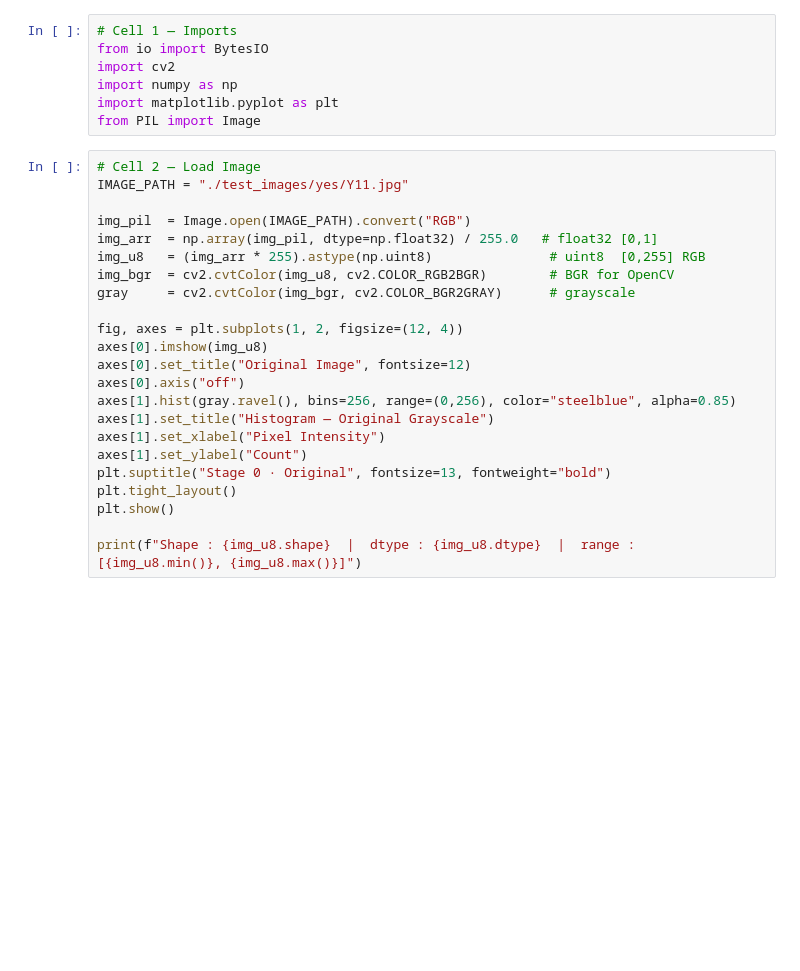
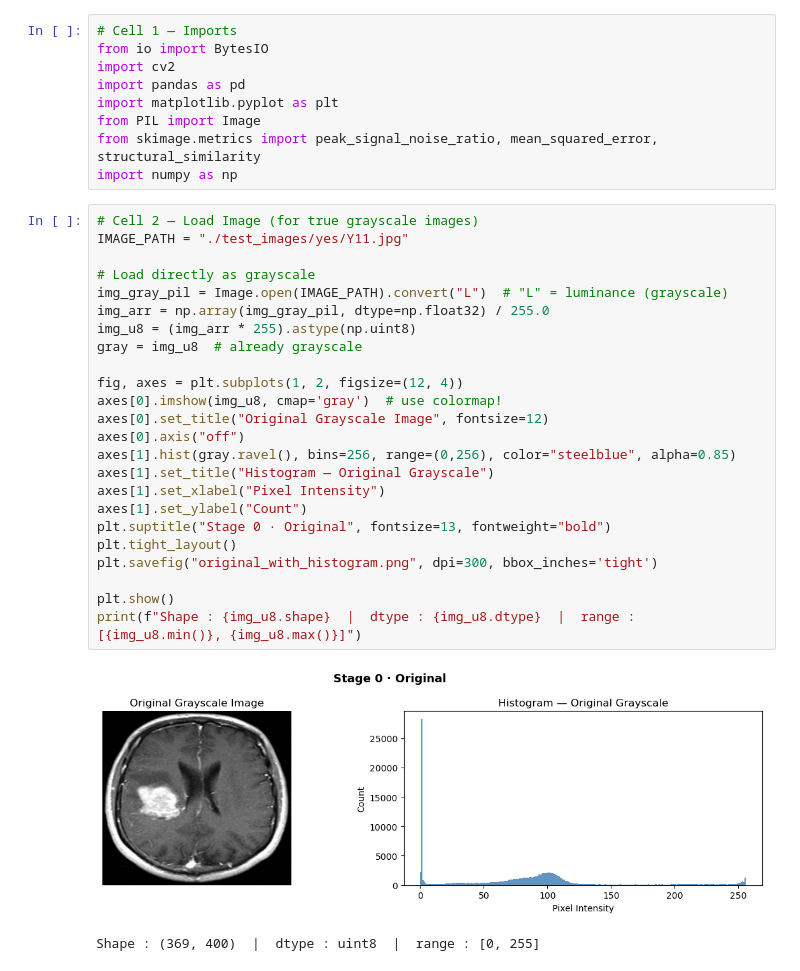
Before and after one commit to Muhammad-Ahmad17/medAI, a Jupyter notebook: z_model_training_/imageprocessing.ipynb, the cells around one changed output. Cells and saved outputs as stored; diff of their text form; blank space fills up the shorter version.

```diff
--- a/z_model_training_/imageprocessing.ipynb
+++ b/z_model_training_/imageprocessing.ipynb
@@ -2,31 +2,37 @@
 # Cell 1 — Imports
 from io import BytesIO
 import cv2
-import numpy as np
+import pandas as pd
 import matplotlib.pyplot as plt
 from PIL import Image
+from skimage.metrics import peak_signal_noise_ratio, mean_squared_error, structural_similarity
+import numpy as np
 # %%
-# Cell 2 — Load Image
+# Cell 2 — Load Image (for true grayscale images)
 IMAGE_PATH = "./test_images/yes/Y11.jpg"
 
-img_pil  = Image.open(IMAGE_PATH).convert("RGB")
-img_arr  = np.array(img_pil, dtype=np.float32) / 255.0   # float32 [0,1]
-img_u8   = (img_arr * 255).astype(np.uint8)               # uint8  [0,255] RGB
-img_bgr  = cv2.cvtColor(img_u8, cv2.COLOR_RGB2BGR)        # BGR for OpenCV
-gray     = cv2.cvtColor(img_bgr, cv2.COLOR_BGR2GRAY)      # grayscale
+# Load directly as grayscale
+img_gray_pil = Image.open(IMAGE_PATH).convert("L")  # "L" = luminance (grayscale)
+img_arr = np.array(img_gray_pil, dtype=np.float32) / 255.0
+img_u8 = (img_arr * 255).astype(np.uint8)
+gray = img_u8  # already grayscale
 
 fig, axes = plt.subplots(1, 2, figsize=(12, 4))
-axes[0].imshow(img_u8)
-axes[0].set_title("Original Image", fontsize=12)
+axes[0].imshow(img_u8, cmap='gray')  # use colormap!
+axes[0].set_title("Original Grayscale Image", fontsize=12)
 axes[0].axis("off")
 axes[1].hist(gray.ravel(), bins=256, range=(0,256), color="steelblue", alpha=0.85)
 axes[1].set_title("Histogram — Original Grayscale")
 axes[1].set_xlabel("Pixel Intensity")
 axes[1].set_ylabel("Count")
 plt.suptitle("Stage 0 · Original", fontsize=13, fontweight="bold")
 plt.tight_layout()
+plt.savefig("original_with_histogram.png", dpi=300, bbox_inches='tight')
+
 plt.show()
-
 print(f"Shape : {img_u8.shape}  |  dtype : {img_u8.dtype}  |  range : [{img_u8.min()}, {img_u8.max()}]")
+# %% [output]
+[figure, added]
+Shape : (369, 400)  |  dtype : uint8  |  range : [0, 255]
 # %%
 # Cell 3 — Stage 1 : CLAHE Enhancement
```
Also changed, not shown: parts of 9 cells of this notebook, 23 other files.
